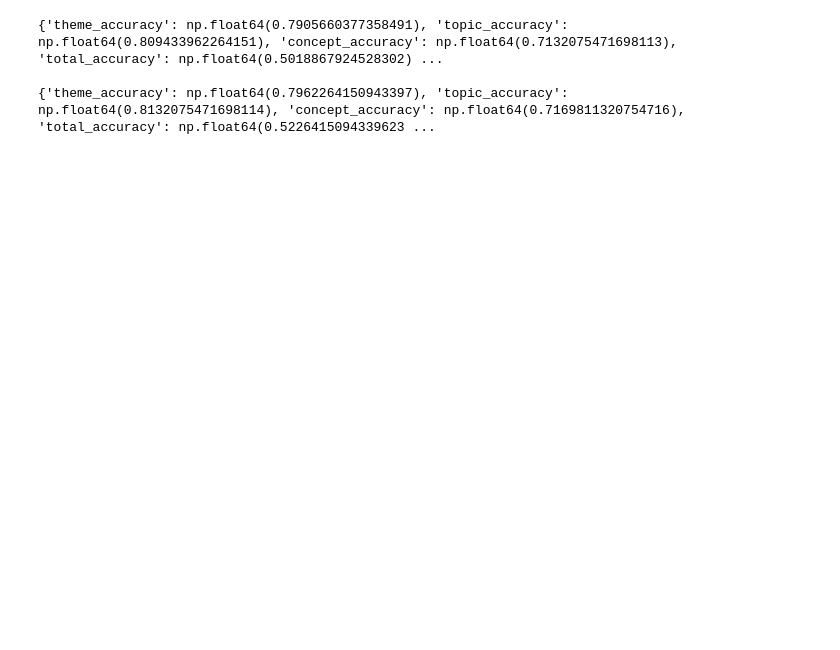
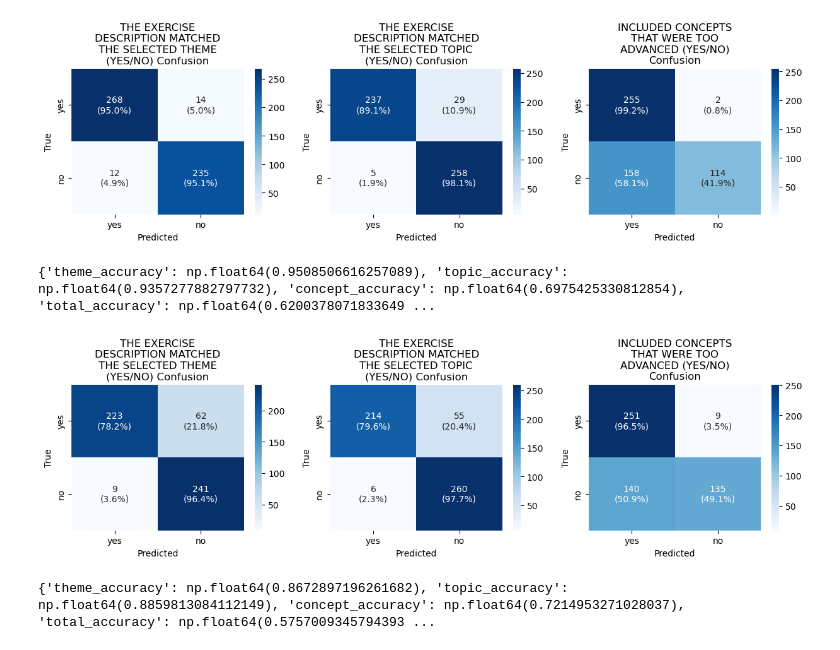
Before and after one commit to AleksiKaa/mscthesis, a Jupyter notebook: src/notebooks/results/compare_results.ipynb, the cells around one changed output. Saved outputs shown, nothing was run; the diff lists cells and outputs as text; code cells hidden in the pictures; blank space fills up the shorter version.

```diff
--- a/src/notebooks/results/compare_results.ipynb
+++ b/src/notebooks/results/compare_results.ipynb
@@ -21,12 +21,16 @@ csvs = [
 # %%
 for path, note in csvs:
     print(note)
     df = pd.read_csv(path, sep=";")
+    fig, axes = plt.subplots(1, 3, figsize=(15, 3))
+    plot_confusion_matrices(df, axes)
+    plt.show()
     print(calculate_accuracy(df))
 # %% [output]
+[figure, added]
-{'theme_accuracy': np.float64(0.7905660377358491), 'topic_accuracy': np.float64(0.809433962264151), 'concept_accuracy': np.float64(0.7132075471698113), 'total_accuracy': np.float64(0.5018867924528302) ...
-
-{'theme_accuracy': np.float64(0.7962264150943397), 'topic_accuracy': np.float64(0.8132075471698114), 'concept_accuracy': np.float64(0.7169811320754716), 'total_accuracy': np.float64(0.5226415094339623 ...
+{'theme_accuracy': np.float64(0.9508506616257089), 'topic_accuracy': np.float64(0.9357277882797732), 'concept_accuracy': np.float64(0.6975425330812854), 'total_accuracy': np.float64(0.6200378071833649 ...
+[figure, added]
+{'theme_accuracy': np.float64(0.8672897196261682), 'topic_accuracy': np.float64(0.8859813084112149), 'concept_accuracy': np.float64(0.7214953271028037), 'total_accuracy': np.float64(0.5757009345794393 ...
 # %%
 fig, axes = plt.subplots(1, 3, figsize=(15, 3))
 plot_confusion_matrices(df, axes)
```
Also changed, not shown: parts of 6 cells of this notebook, 3 other files.
